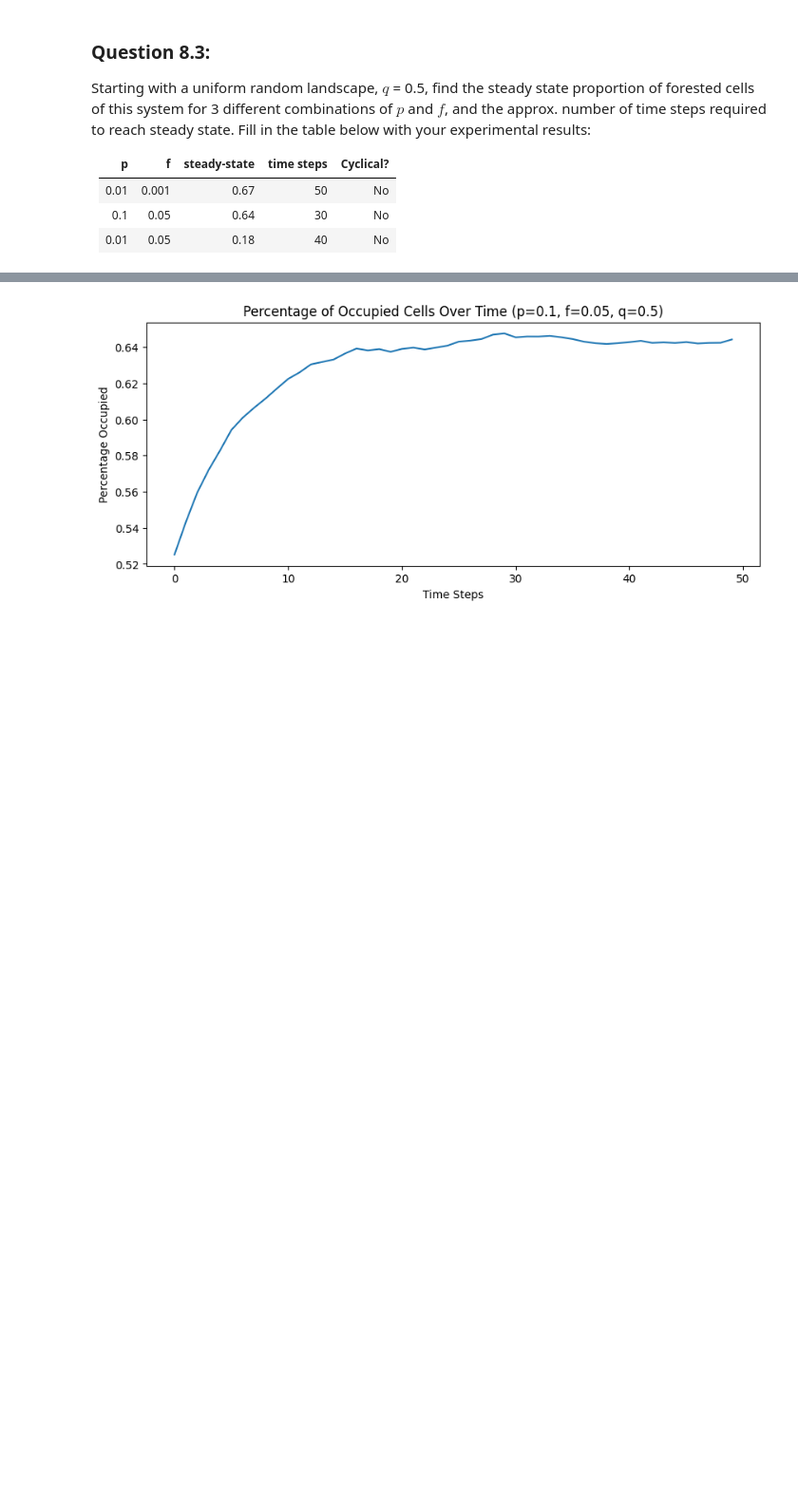
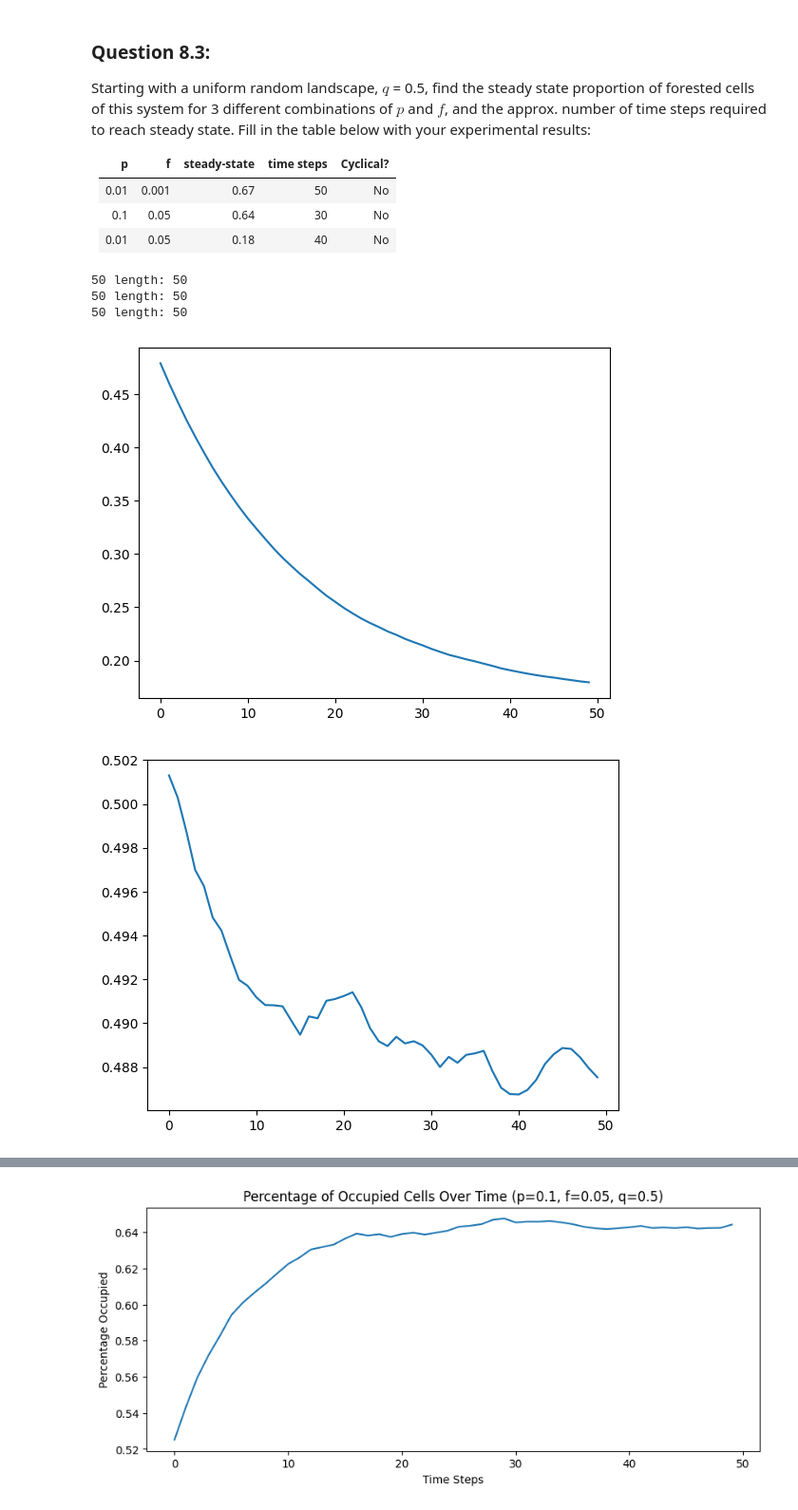
Before and after one commit to nikag2006/cap-comp215, a Jupyter notebook: labs/lab07-10-fire.ipynb, the cells around one changed output, grey strips where cells are left out. Shown at 95% size. Cells and saved outputs as stored; diff of their text form; code cells hidden in the pictures; blank space fills up the shorter version.

```diff
--- a/labs/lab07-10-fire.ipynb
+++ b/labs/lab07-10-fire.ipynb
@@ -349,3 +368,14 @@ Fill in the table below with your experimental results:
 | 0.01 | 0.001 | 0.67         | 50       | No        |
 | 0.1 | 0.05 | 0.64            | 30          | No        |
 | 0.01 | 0.05 | 0.18            | 40          | No        |
+# %%
+for i in [0.01, 0.05, 0.1]:
+    occupied = []
+    hell = ForestFire(500, p=i, f=0.05)
+    stab(hell, occupied)
+# %% [output]
+50 length: 50
+50 length: 50
+50 length: 50
+[figure, added]
+[figure, added]
```
Also changed, not shown: parts of 8 cells of this notebook.
